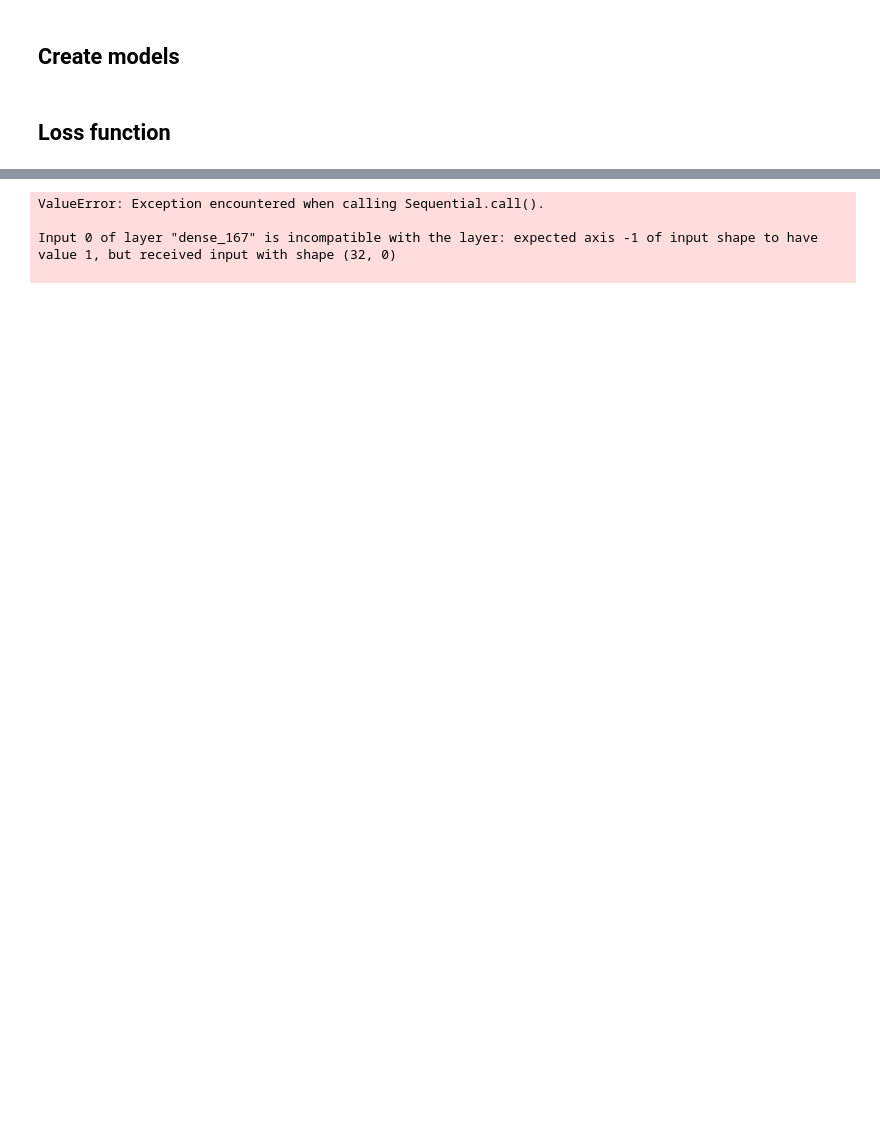
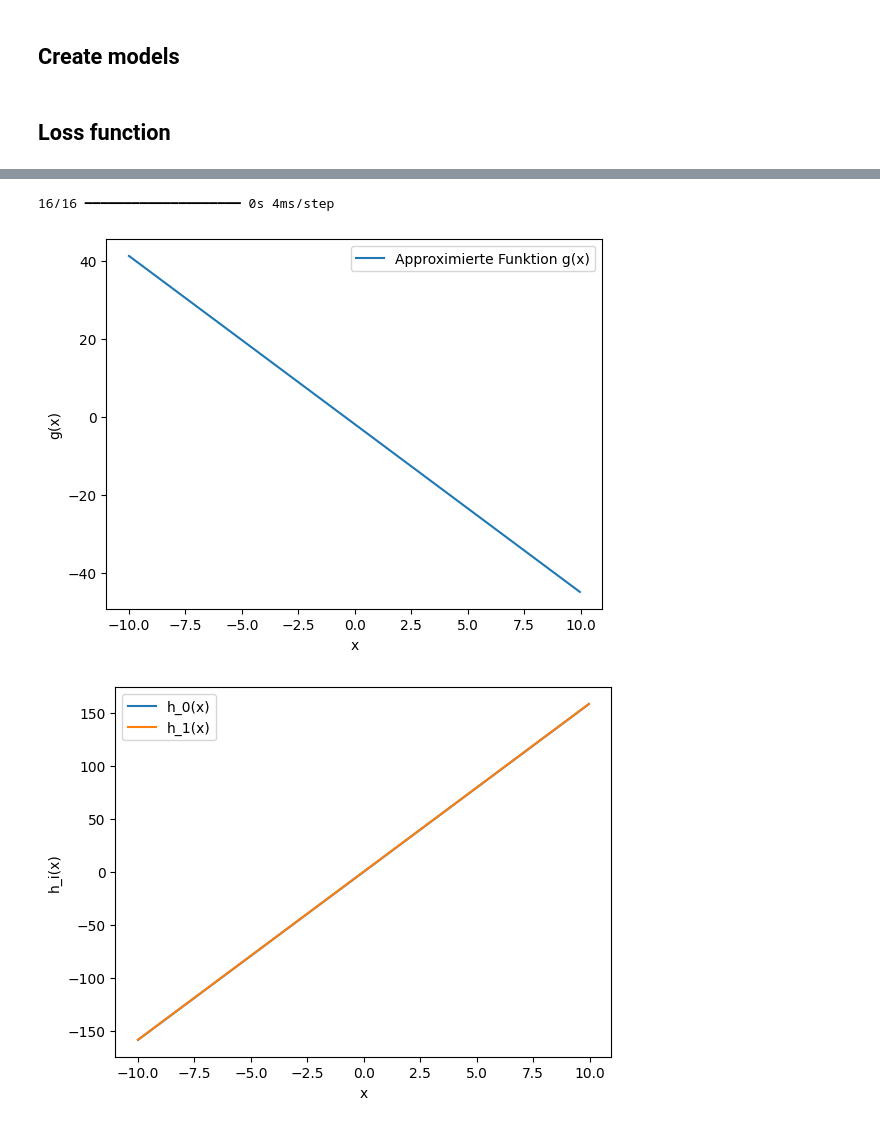
Before and after one commit to Caspar030/OptimalTransportSchmidt, a Jupyter notebook: NeuralNetwork.ipynb, the cells around one changed output, grey strips where cells are left out. Cells and saved outputs as stored; diff of their text form; code cells hidden in the pictures; blank space fills up the shorter version.

```diff
--- a/NeuralNetwork.ipynb
+++ b/NeuralNetwork.ipynb
@@ -12,7 +21,7 @@ from scipy.integrate import quad, nquad
 # %% [markdown]
 ## Set hyperparameters
 # %%
-dim = 1
+dim = 2
 initilizer = RandomNormal(mean=0.0, stddev=25.0)
 
 activation_func = "relu"
@@ -90,25 +104,20 @@ combined_model = CombinedModel(g_model, h_models, lambda_model)
 # %% [markdown]
 ## Loss function
 # %%
-n_samples = 10 ** 5
-y_samples = tf.random.normal((n_samples, 1))
-
 def phi_theta_gamma(samples):
     h_integral = tf.reduce_sum([tf.reduce_mean(h_model(samples[:, i:i+1])) for i, h_model in enumerate(h_models)])
     g_integral = tf.reduce_mean(g_model(samples[:, dim:-1]))
     lamda_value = lambda_model(samples[:, -1:])
 
-    # theta_integral = tf.constant(0.0, dtype=tf.float32)
-    # for x in samples:
-    #     for y in y_values:
-    #         integral_value += beta_gamma(f(y) - tf.reduce_sum([h_i(y, i) for i in tf.range(dim)]) - lam * cost_function(x, y) - g(x)) * theta(x, y)
+    y_samples = tf.random.uniform((tf.shape(samples)[0], dim), minval=0, maxval=1)
 
-    theta_integral = 0
+    theta_integral = tf.reduce_mean(beta_gamma(
+        f(samples[:, dim:-1]) - g_model(y_samples)
+        - tf.reduce_sum([h_model(samples[:, i:i+1]) for i, h_model in enumerate(h_models)])
+        - lamda_value * cost_function(y_samples, samples[:, dim:-1])))
 
     return lamda_value * rho + h_integral + g_integral + theta_integral
 
-# def phi_theta_gamma(samples):
-#     return (h_models[0](samples[:, 0]) + 1) ** 2 + (g_model(samples[:, 1]) - 1) ** 2
 
 class CustomLoss(tf.keras.losses.Loss):
     def __init__(self):
@@ -119,8 +128,8 @@ class CustomLoss(tf.keras.losses.Loss):
 
 combined_model.compile(optimizer='adam', loss=CustomLoss())
 
-combined_model.summary()
-combined_model.g_model.summary()
-for model in combined_model.h_models:
-    model.summary()
-combined_model.lambda_model.summary()
+# combined_model.summary()
+# combined_model.g_model.summary()
+# for model in combined_model.h_models:
+#     model.summary()
+# combined_model.lambda_model.summary()
@@ -157,5 +136,6 @@ Model: "sequential_68"
 # %%
-x_samples = sample_mu(n_samples, 2 * dim).numpy()
+n_samples = 10 ** 4
+x_samples = tf.random.uniform((n_samples, 2 * dim), minval=0, maxval=1).numpy()
 
 lambda_samples = np.zeros(n_samples)
 lambda_samples = lambda_samples.reshape(-1, 1)
@@ -163,8 +143,6 @@ lambda_samples = lambda_samples.reshape(-1, 1)
 x_samples = np.hstack((x_samples, lambda_samples))
 x_true_irrelevant = np.zeros_like(x_samples)
 
-print(np.shape(x_samples))
-
 combined_model.fit(x=x_samples,y=x_true_irrelevant, epochs=5, batch_size=32)
 
 print(combined_model.get_weights())
@@ -189,28 +169,32 @@ Epoch 5/5
 # %%
-# Testdaten erstellen
-x_test = tf.linspace(-10.0, 10.0, 500)
+n_test = 500
+
+x_test = tf.linspace(-10.0, 10.0, n_test * 2 * dim)
 x_test = tf.reshape(x_test, (-1, 2 * dim))
+lambda_test = np.zeros(n_test)
+lambda_test = lambda_test.reshape(-1, 1)
+
+x_test = np.hstack((x_test, lambda_test))
 
 # Vorhersagen mit dem kombinierten Modell
-g_predictions, h_predictions = combined_model.predict(x_test)
+g_predictions, h_predictions, lambda_predictions = combined_model.predict(x_test)
 
 # Visualization of g_predictions
 plt.plot(x_test[:, 0], g_predictions, label='Approximierte Funktion g(x)')
 plt.xlabel('x')
 plt.ylabel('g(x)')
 plt.legend()
 plt.show()
 
 # Visualization of h_i predictions
 for i in range(dim):
     plt.plot(x_test[:, 0], h_predictions[i], label=f'h_{i}(x)')
 
 plt.xlabel('x')
 plt.ylabel('h_i(x)')
 plt.legend()
 plt.show()
 # %% [output]
-ValueError: Exception encountered when calling Sequential.call().
-
-Input 0 of layer "dense_167" is incompatible with the layer: expected axis -1 of input shape to have value 1, but received input with shape (32, 0)
-
+16/16 ━━━━━━━━━━━━━━━━━━━━ 0s 4ms/step
+[figure, added]
+[figure, added]
```
Also changed, not shown: parts of 5 cells of this notebook.
